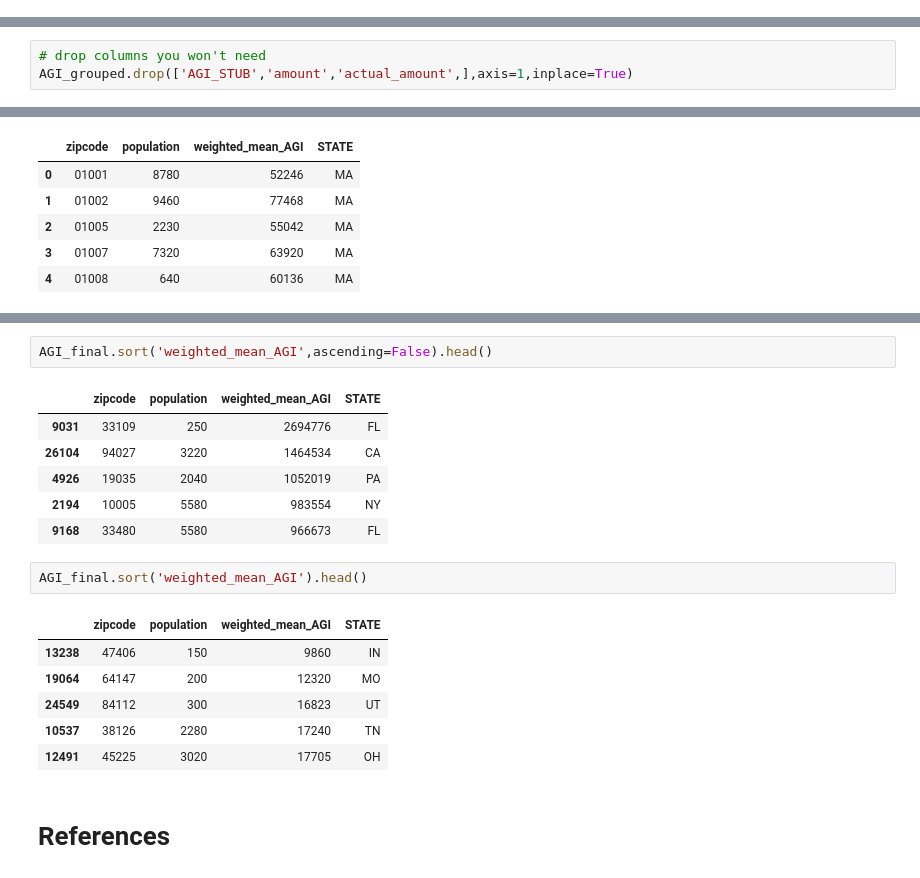
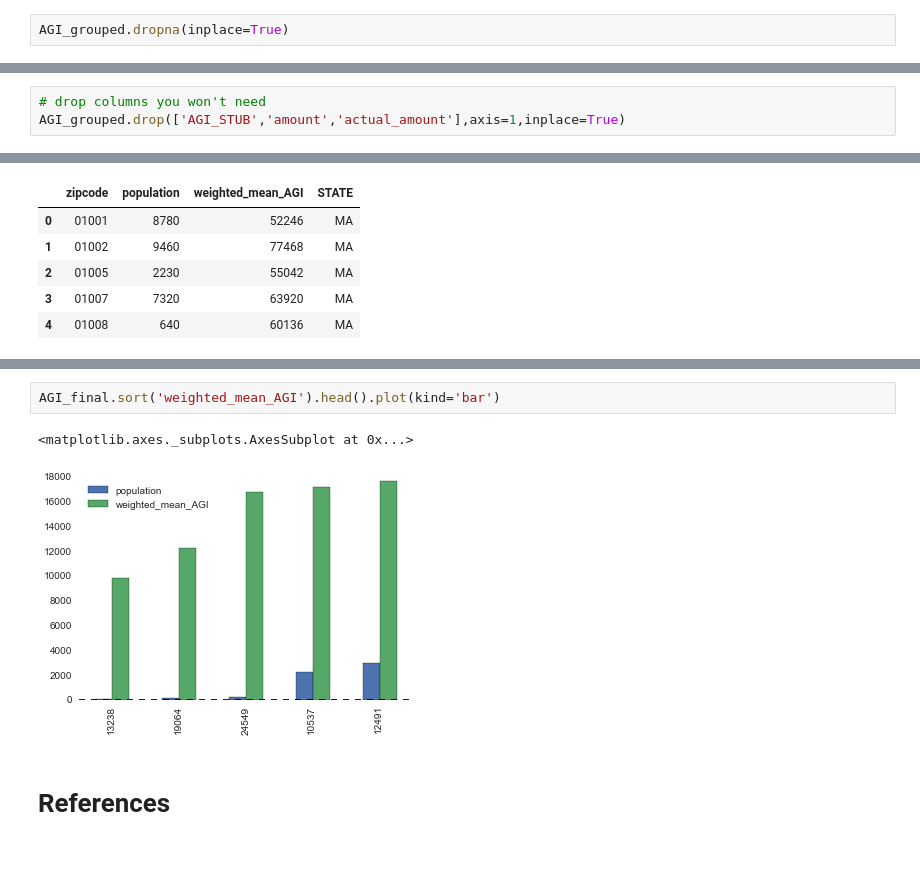
Before and after one commit to meli-lewis/osb2015, a Jupyter notebook: OSB2015_intro_data.ipynb, the cells around one changed output, grey strips where cells are left out. Drawn from its saved outputs; the diff is of its cells as text.

```diff
--- a/OSB2015_intro_data.ipynb
+++ b/OSB2015_intro_data.ipynb
@@ -182 +210,3 @@ AGI_notnull['amount'].mean()
+# %%
+AGI_grouped.dropna(inplace=True)
 # %%
@@ -190,3 +230,3 @@ AGI_grouped['weighted_mean_AGI']= AGI_grouped['weighted_mean_AGI'].apply(lambda
 # %%
 # drop columns you won't need
-AGI_grouped.drop(['AGI_STUB','amount','actual_amount',],axis=1,inplace=True)
+AGI_grouped.drop(['AGI_STUB','amount','actual_amount'],axis=1,inplace=True)
@@ -205,21 +312,8 @@ AGI_final.head()
 # %%
-AGI_final.sort('weighted_mean_AGI',ascending=False).head()
+AGI_final.sort('weighted_mean_AGI').head().plot(kind='bar')
 # %% [output]
-|  | zipcode | population | weighted_mean_AGI | STATE |
-| 9031 | 33109 | 250 | 2694776 | FL |
-| 26104 | 94027 | 3220 | 1464534 | CA |
-| 4926 | 19035 | 2040 | 1052019 | PA |
-| 2194 | 10005 | 5580 | 983554 | NY |
-| 9168 | 33480 | 5580 | 966673 | FL |
+<matplotlib.axes._subplots.AxesSubplot at 0x...>
+[figure, added]
-# %%
-AGI_final.sort('weighted_mean_AGI').head()
-# %% [output]
-|  | zipcode | population | weighted_mean_AGI | STATE |
-| 13238 | 47406 | 150 | 9860 | IN |
-| 19064 | 64147 | 200 | 12320 | MO |
-| 24549 | 84112 | 300 | 16823 | UT |
-| 10537 | 38126 | 2280 | 17240 | TN |
-| 12491 | 45225 | 3020 | 17705 | OH |
 # %% [markdown]
 # References
 # %% [markdown]
```
Also changed, not shown: parts of 28 cells of this notebook.
